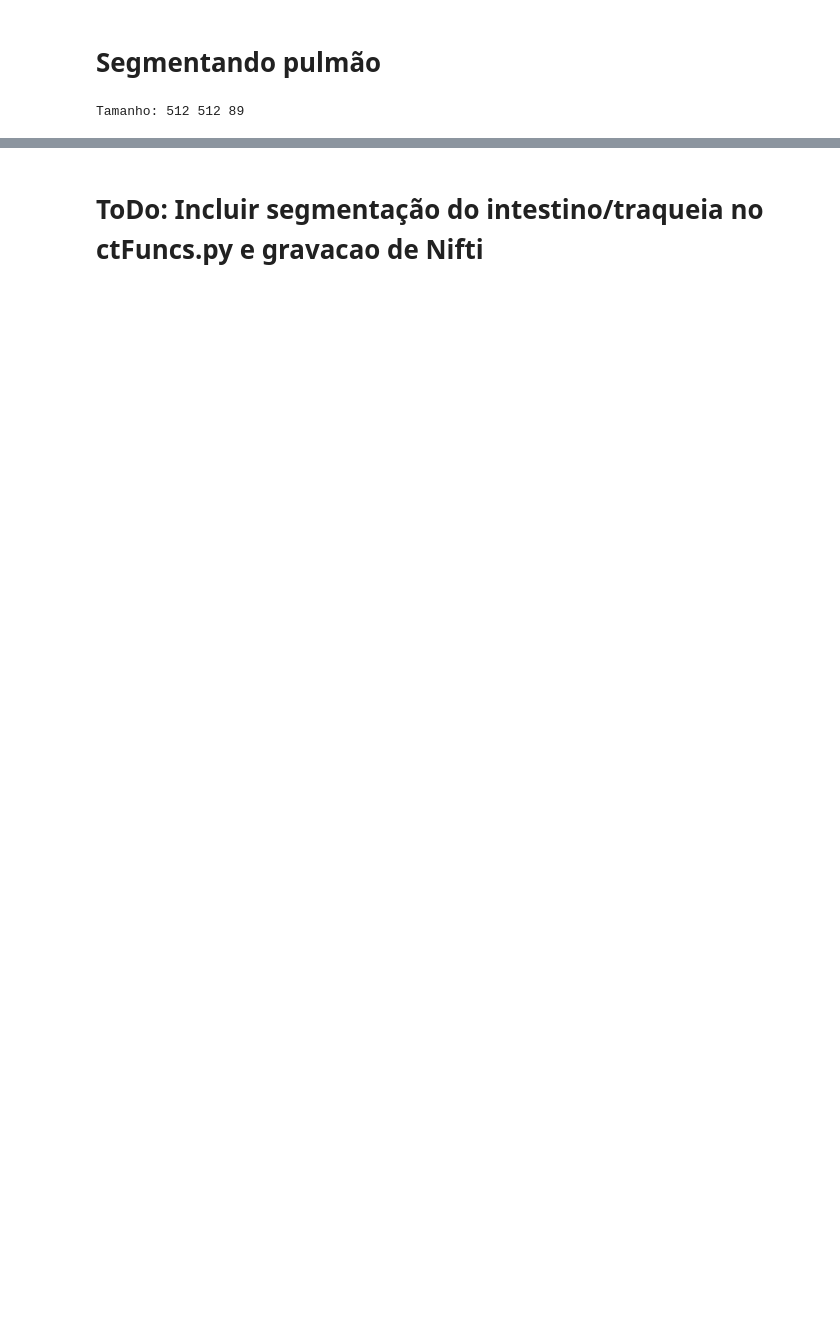
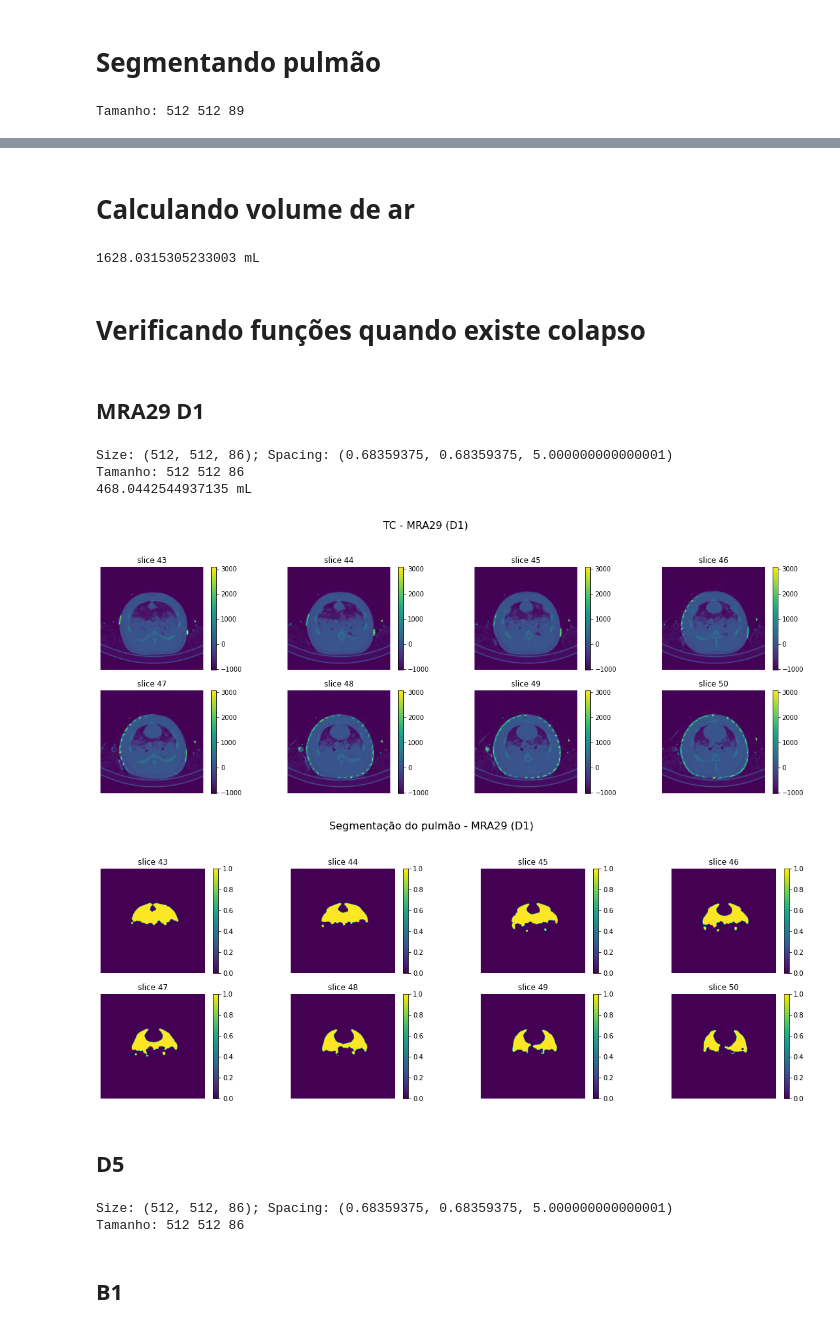
Before and after one commit to edlbcamargo/recrutabilidade, a Jupyter notebook: volume_referencia/volume_referencia.ipynb, the cells around one changed output, grey strips where cells are left out. Saved outputs shown, nothing was run; the diff lists cells and outputs as text; code cells hidden in the pictures; blank space fills up the shorter version.

```diff
--- a/volume_referencia/volume_referencia.ipynb
+++ b/volume_referencia/volume_referencia.ipynb
@@ -73,2 +60,23 @@ Cuidado! Índices invertidos: -957 = -957
-# %% [markdown]
-# ToDo: Incluir segmentação do intestino/traqueia no ctFuncs.py e gravacao de Nifti
+# %% [markdown]
+# Calculando volume de ar
+# %%
+v_voxel_mL = np.prod(imagens.GetSpacing())/1000
+volume_ar = ctf.calcula_volume_ar(df.imagem_pulmao.values,v_voxel_mL)
+print(f'{volume_ar} mL')
+# %% [output]
+1628.0315305233003 mL
+# %% [markdown]
+# Verificando funções quando existe colapso
+# %% [markdown]
+## MRA29 D1
+# %%
+pasta_D1 = '/mnt/hdsda3/arquivos/Recrutamento/CT_data_organizado/MRA_29/D/Vol_Int_D1_10_50_mm_2'    # CT volumetrica
+volume_ar_D1,imagens_D1,df_D1 = ctf.calcula_volume_pasta(pasta_D1, animal='MRA29 (D1)', mostraImagens = True)
+# %% [output]
+Size: (512, 512, 86); Spacing: (0.68359375, 0.68359375, 5.000000000000001)
+Tamanho: 512 512 86
+468.0442544937135 mL
+[figure, added]
+[figure, added]
+# %% [markdown]
+## D5
@@ -74,0 +85,7 @@ Cuidado! Índices invertidos: -957 = -957
+# %%
+_ = ctf.calcula_volume_pasta(pasta_D5, animal='MRA29 (D5)')
+# %% [output]
+Size: (512, 512, 86); Spacing: (0.68359375, 0.68359375, 5.000000000000001)
+Tamanho: 512 512 86
+# %% [markdown]
+## B1
```
Also changed, not shown: parts of 17 cells of this notebook, 1 other file.
